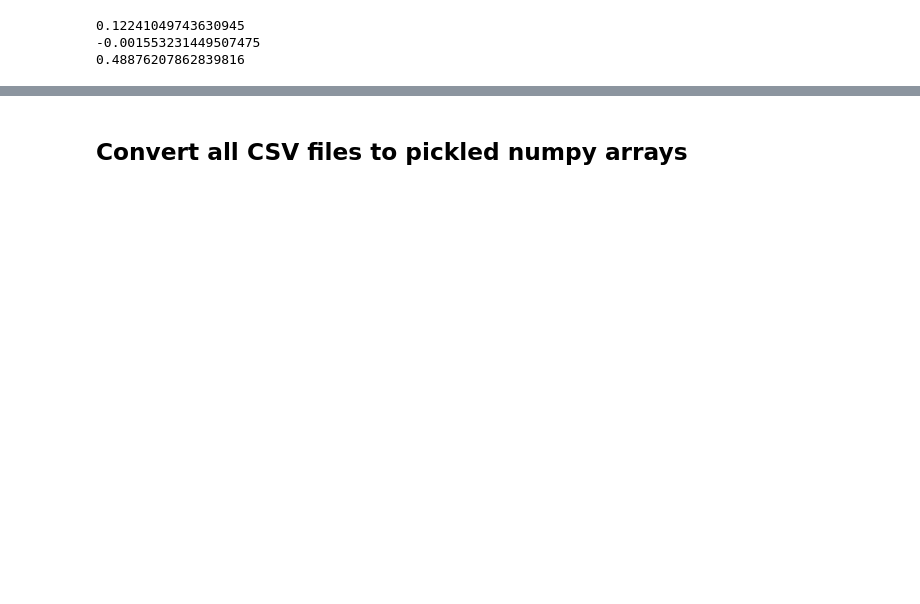
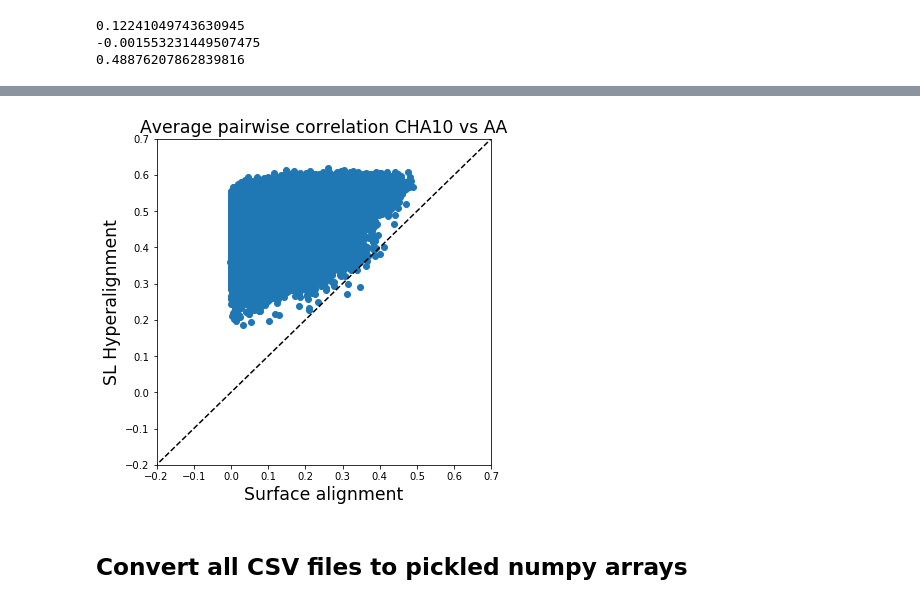
Before and after one commit to Lslipski/olp4cbp_hyperalignment, a Jupyter notebook: Load Matlab Searchlight Spheres.ipynb, the cells around one changed output, grey strips where cells are left out. Cells and saved outputs as stored; diff of their text form; code cells hidden in the pictures; blank space fills up the shorter version.

```diff
--- a/Load Matlab Searchlight Spheres.ipynb
+++ b/Load Matlab Searchlight Spheres.ipynb
@@ -348,3 +356,16 @@ isc_aa = h5load(os.path.join(resultsdir,'anatomical_isc_202_subs.hdf5.gz'))
+# %%
+# plt CHA 10 vs AA
+plt.figure(figsize=(6, 6))
+plt.scatter(isc_aa, isc_ha10)
+plt.xlim([-.2, .7])
+plt.ylim([-.2, .7])
+plt.xlabel('Surface alignment', size='xx-large')
+plt.ylabel('SL Hyperalignment', size='xx-large')
+plt.title('Average pairwise correlation CHA10 vs AA', size='xx-large')
+plt.plot([-1, 1], [-1, 1], 'k--')
+plt.show()
+# %% [output]
+[figure, added]
 # %% [markdown]
 ## Convert all CSV files to pickled numpy arrays
 # %%
```
Also changed, not shown: parts of 21 cells of this notebook.
